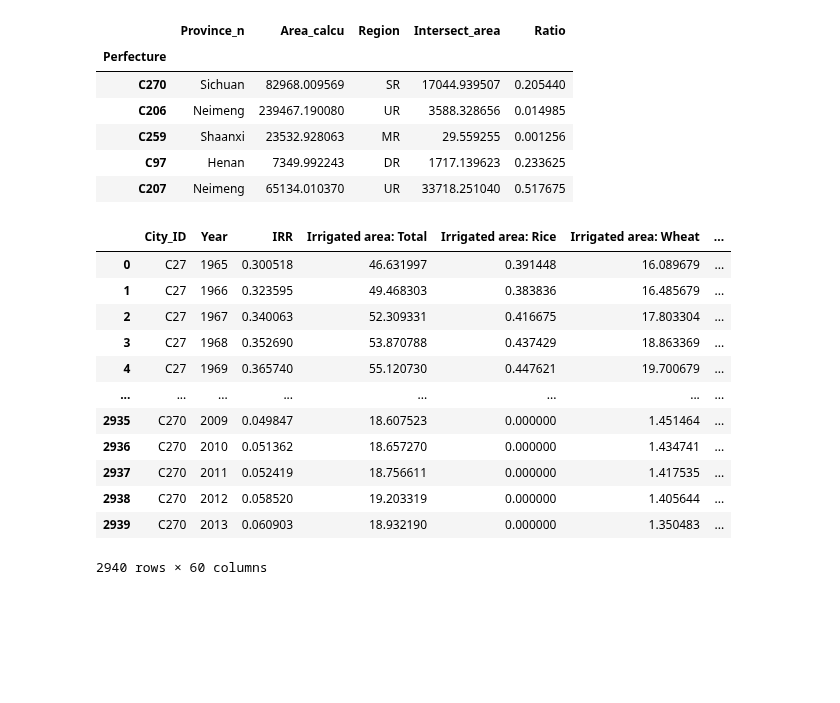
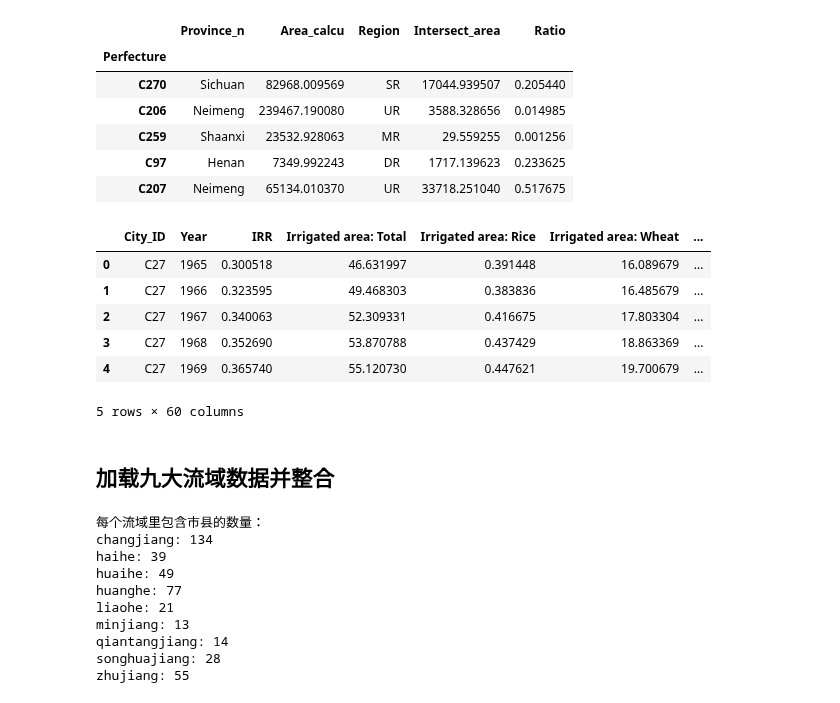
Before and after one commit to SongshGeo/Water-Governance-Regimes, a Jupyter notebook: notebooks/数据预处理.ipynb, the cells around one changed output. Cells and saved outputs as stored; diff of their text form; code cells hidden in the pictures; blank space fills up the shorter version.

```diff
--- a/notebooks/数据预处理.ipynb
+++ b/notebooks/数据预处理.ipynb
@@ -172,24 +108,51 @@ yr.head()
 # %%
 # 获得某个阈值的数据
 def get_data_with_threshold(threshold):
     filtered_yr = yr[yr['Ratio'] > threshold].copy()
     filtered_yr.drop('Province_n', axis=1, inplace=True)
     filtered_yr.reset_index(inplace=True)
     data = pns[pns.City_ID.isin(filtered_yr['Perfecture'].values)]
     return pd.merge(left=data, right=yr, left_on='City_ID', right_on='Perfecture')
 
-get_data_with_threshold(0.05)
+shresh_05_data = get_data_with_threshold(0.05)
+shresh_05_data.head()
 # %% [output]
 |  | City_ID | Year | IRR | Irrigated area: Total | Irrigated area: Rice | Irrigated area: Wheat | ... |
 | 0 | C27 | 1965 | 0.300518 | 46.631997 | 0.391448 | 16.089679 | ... |
 | 1 | C27 | 1966 | 0.323595 | 49.468303 | 0.383836 | 16.485679 | ... |
 | 2 | C27 | 1967 | 0.340063 | 52.309331 | 0.416675 | 17.803304 | ... |
 | 3 | C27 | 1968 | 0.352690 | 53.870788 | 0.437429 | 18.863369 | ... |
 | 4 | C27 | 1969 | 0.365740 | 55.120730 | 0.447621 | 19.700679 | ... |
-| ... | ... | ... | ... | ... | ... | ... | ... |
-| 2935 | C270 | 2009 | 0.049847 | 18.607523 | 0.000000 | 1.451464 | ... |
-| 2936 | C270 | 2010 | 0.051362 | 18.657270 | 0.000000 | 1.434741 | ... |
-| 2937 | C270 | 2011 | 0.052419 | 18.756611 | 0.000000 | 1.417535 | ... |
-| 2938 | C270 | 2012 | 0.058520 | 19.203319 | 0.000000 | 1.405644 | ... |
-| 2939 | C270 | 2013 | 0.060903 | 18.932190 | 0.000000 | 1.350483 | ... |
-2940 rows × 60 columns
+5 rows × 60 columns
+# %% [markdown]
+## 加载九大流域数据并整合
+# %%
+basins = {}  # 流域名：流域包含的市县
+
+dbf_data_path = r"../data/perfectures/basins"  # 存放数据的文件夹
+basins_perfectures = dbf_data_list(dbf_data_path)
+
+print("每个流域里包含市县的数量：")
+for basin_perfectures in basins_perfectures:
+    # 流域内包含的市县名数据
+    basin_name = basin_perfectures.replace("_perfectures.dbf", "")
+    basin_dbf_file = os.path.join(dbf_data_path, basin_perfectures)
+    data = pd_read_dbf(basin_dbf_file)
+    data = data.set_index(data['Perfecture'], drop=True).drop('Perfecture', axis=1)
+
+    # 根据相交的市县，从 PNAS 表中提取数据
+    perfectures_data = pns[pns.City_ID.isin(data.index.unique())]
+    basins[basin_name] = perfectures_data
+
+    print("{}: {}".format(basin_name, data.shape[0]))
+# %% [output]
+每个流域里包含市县的数量：
+changjiang: 134
+haihe: 39
+huaihe: 49
+huanghe: 77
+liaohe: 21
+minjiang: 13
+qiantangjiang: 14
+songhuajiang: 28
+zhujiang: 55
```
Also changed, not shown: parts of 7 cells of this notebook, 5 other files.
